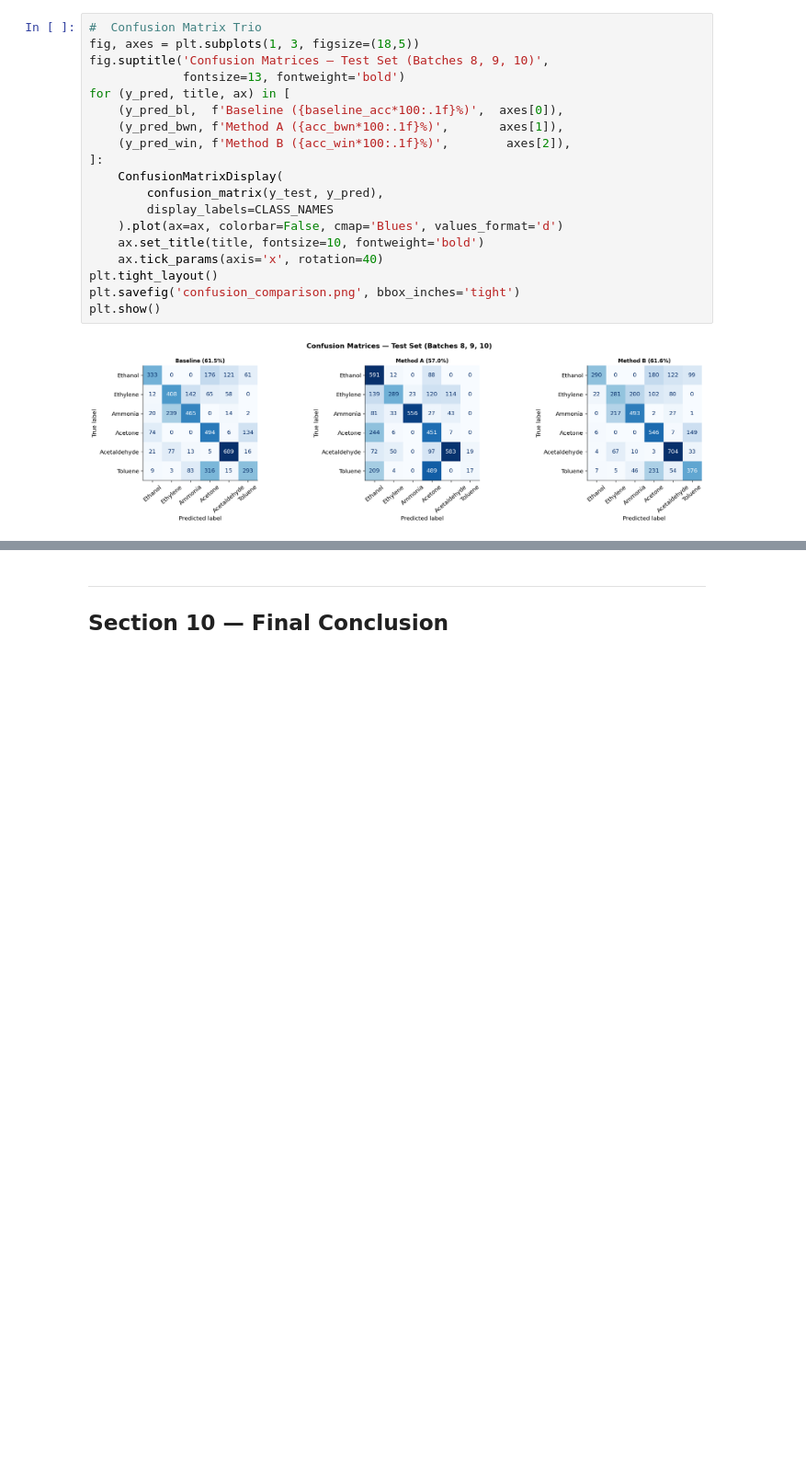
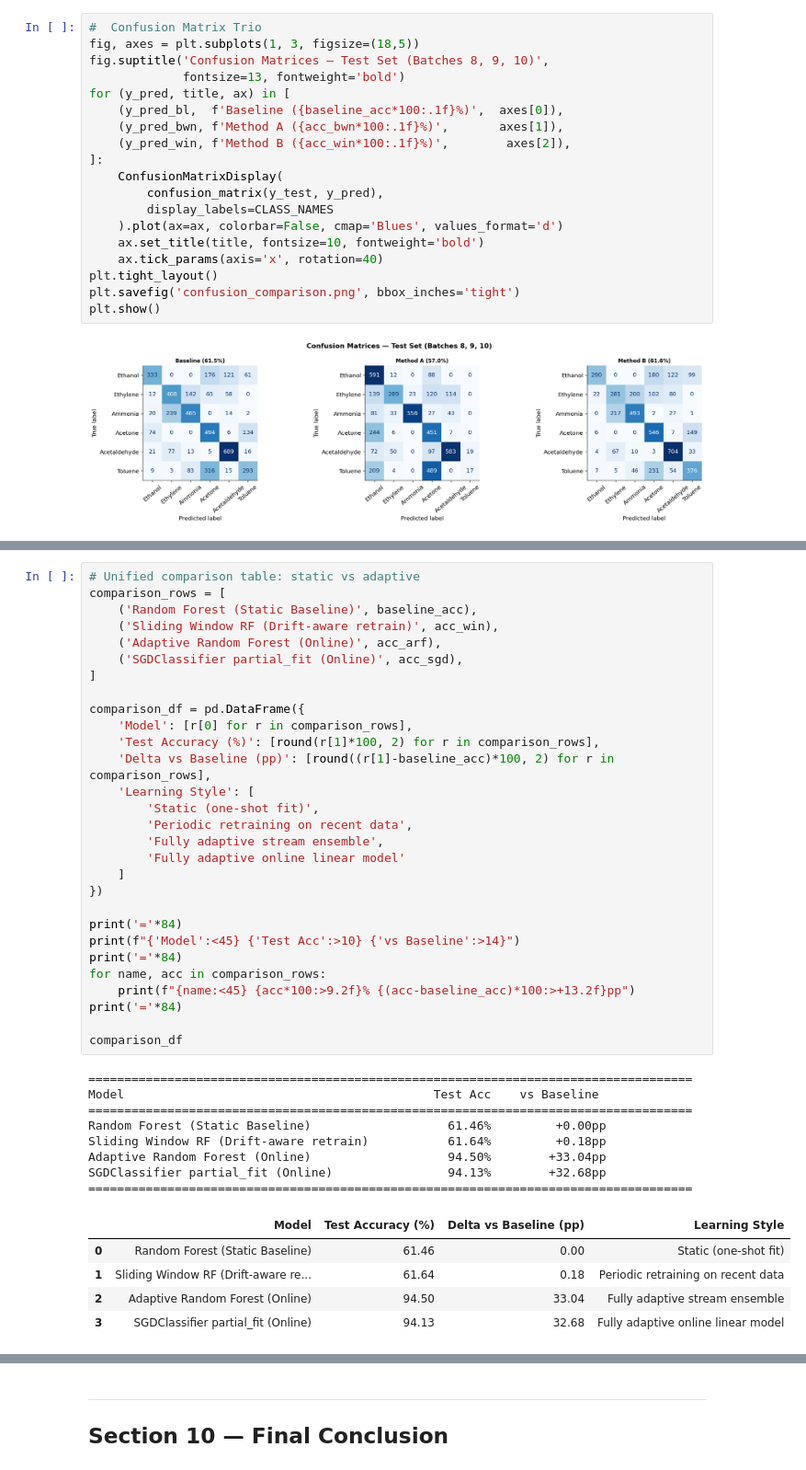
Before and after one commit to Randip-Randhawa/Gas_Sensor_Drift_Compensation, a Jupyter notebook: Gas_Sensor_Drift_Compensation (1).ipynb, the cells around one changed output, grey strips where cells are left out. Shown at 92% size. Cells and saved outputs as stored; diff of their text form; blank space fills up the shorter version.

```diff
--- a/Gas_Sensor_Drift_Compensation (1).ipynb
+++ b/Gas_Sensor_Drift_Compensation (1).ipynb
@@ -886,0 +1069,43 @@ plt.show()
+# %%
+# Unified comparison table: static vs adaptive
+comparison_rows = [
+    ('Random Forest (Static Baseline)', baseline_acc),
+    ('Sliding Window RF (Drift-aware retrain)', acc_win),
+    ('Adaptive Random Forest (Online)', acc_arf),
+    ('SGDClassifier partial_fit (Online)', acc_sgd),
+]
+
+comparison_df = pd.DataFrame({
+    'Model': [r[0] for r in comparison_rows],
+    'Test Accuracy (%)': [round(r[1]*100, 2) for r in comparison_rows],
+    'Delta vs Baseline (pp)': [round((r[1]-baseline_acc)*100, 2) for r in comparison_rows],
+    'Learning Style': [
+        'Static (one-shot fit)',
+        'Periodic retraining on recent data',
+        'Fully adaptive stream ensemble',
+        'Fully adaptive online linear model'
+    ]
+})
+
+print('='*84)
+print(f"{'Model':<45} {'Test Acc':>10} {'vs Baseline':>14}")
+print('='*84)
+for name, acc in comparison_rows:
+    print(f"{name:<45} {acc*100:>9.2f}% {(acc-baseline_acc)*100:>+13.2f}pp")
+print('='*84)
+
+comparison_df
+# %% [output]
+====================================================================================
+Model                                           Test Acc    vs Baseline
+====================================================================================
+Random Forest (Static Baseline)                   61.46%         +0.00pp
+Sliding Window RF (Drift-aware retrain)           61.64%         +0.18pp
+Adaptive Random Forest (Online)                   94.50%        +33.04pp
+SGDClassifier partial_fit (Online)                94.13%        +32.68pp
+====================================================================================
+|  | Model | Test Accuracy (%) | Delta vs Baseline (pp) | Learning Style |
+| 0 | Random Forest (Static Baseline) | 61.46 | 0.00 | Static (one-shot fit) |
+| 1 | Sliding Window RF (Drift-aware re... | 61.64 | 0.18 | Periodic retraining on recent data |
+| 2 | Adaptive Random Forest (Online) | 94.50 | 33.04 | Fully adaptive stream ensemble |
+| 3 | SGDClassifier partial_fit (Online) | 94.13 | 32.68 | Fully adaptive online linear model |
```
Also changed, not shown: parts of 11 cells of this notebook.
